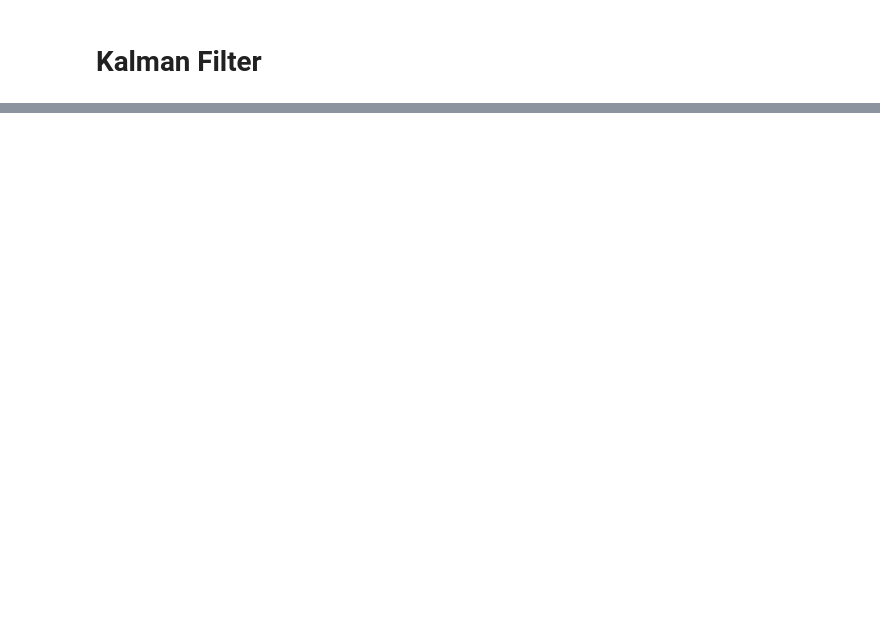
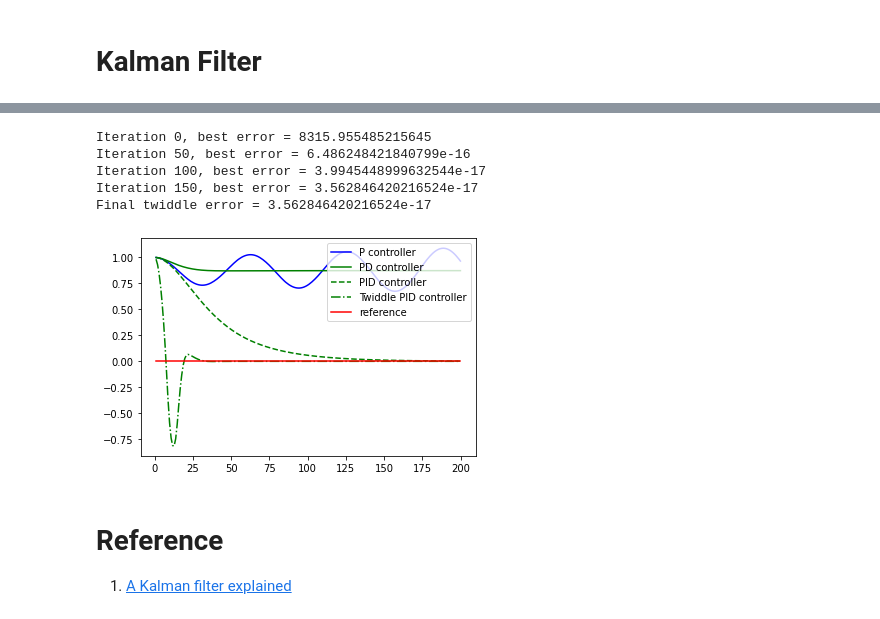
Before and after one commit to hahnsangkim/sdc_scratchpad, a Jupyter notebook: scratchpad.ipynb, the cells around one changed output, grey strips where cells are left out. Saved outputs shown, nothing was run; the diff lists cells and outputs as text; code cells hidden in the pictures; blank space fills up the shorter version.

```diff
--- a/scratchpad.ipynb
+++ b/scratchpad.ipynb
@@ -186,0 +95,40 @@ print (kalman_filter(x, P))
+# %%
+drift = 10
+# P-control only
+robot = pid.make_robot(drift)
+params = [0.2, 0, 0]
+x_trajectory, y_trajectory_p, err = pid.run(robot, params)
+# PD-Control
+robot = pid.make_robot(drift)
+params = [0.2, 3.0, 0]
+x_trajectory, y_trajectory_pd, err = pid.run(robot, params)
+## PID-Control
+robot = pid.make_robot(drift)
+params = [0.2, 3.0, 0.004]
+x_trajectory, y_trajectory_pid, err = pid.run(robot, params)
+
+# tune parameters (tau_P, tau_I, tau_D) by twiddle
+params, err = pid.twiddle(drift)
+print("Final twiddle error = {}".format(err))
+robot = pid.make_robot(drift)
+x_trajectory, y_trajectory_twiddle, err = pid.run(robot, params)
+n = len(x_trajectory)
+
+plt.plot(x_trajectory, y_trajectory_p, 'b', label='P controller')
+plt.plot(x_trajectory, y_trajectory_pd, 'g', label='PD controller')
+plt.plot(x_trajectory, y_trajectory_pid, '--g', label='PID controller')
+plt.plot(x_trajectory, y_trajectory_twiddle, '-.g', label='Twiddle PID controller')
+plt.plot(x_trajectory, np.zeros(n), 'r', label='reference')
+
+plt.legend(loc='upper right')
+plt.show()
+# %% [output]
+Iteration 0, best error = 8315.955485215645
+Iteration 50, best error = 6.486248421840799e-16
+Iteration 100, best error = 3.9945448999632544e-17
+Iteration 150, best error = 3.562846420216524e-17
+Final twiddle error = 3.562846420216524e-17
+[figure, added]
+# %% [markdown]
+# Reference
+1. [A Kalman filter explained](https://jonathan-hui.medium.com/self-driving-object-tracking-intuition-and-the-math-behind-kalman-filter-657d11dd0a90)
```
Also changed, not shown: parts of 8 cells of this notebook.
